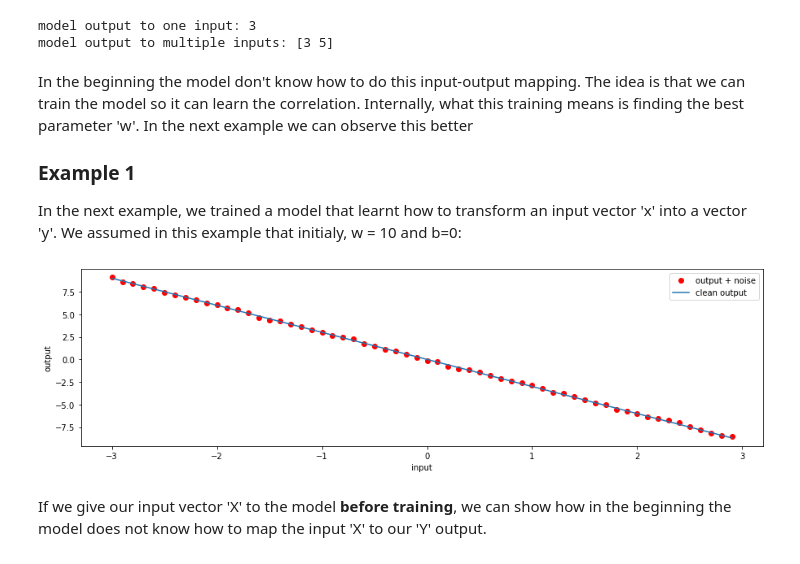
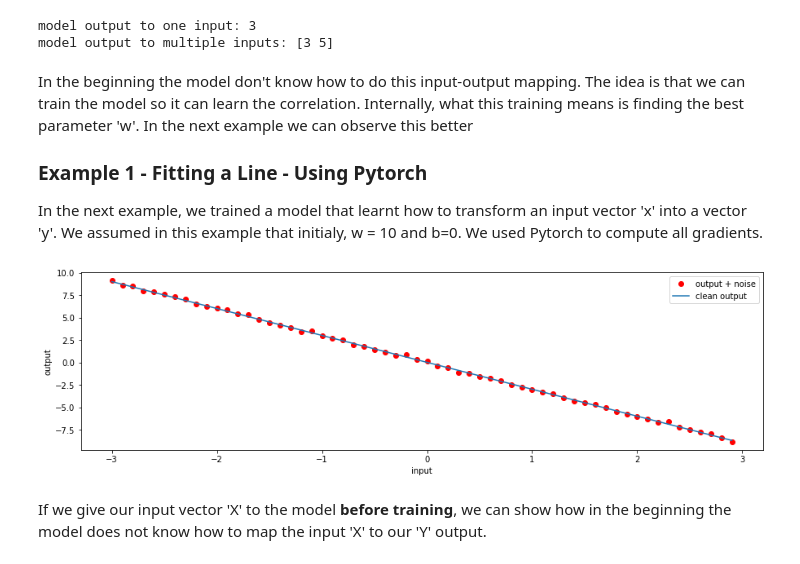
Before and after one commit to LatinAmericanProgramer/Neural-Networks-Machine-Learning-Examples, a Jupyter notebook: ML_python/Linear_Regression_v1.ipynb, the cells around one changed output. Drawn from its saved outputs; the diff is of its cells as text; code cells hidden in the pictures.

Commit message:
pytorch scratch finished

```diff
--- a/ML_python/Linear_Regression_v1.ipynb
+++ b/ML_python/Linear_Regression_v1.ipynb
@@ -90,32 +38,35 @@ model output to multiple inputs: [3 5]
 # %% [markdown]
 In the beginning the model don't know how to do this input-output mapping. The idea is that we can train the model so it can learn the correlation. Internally, what this training means is finding the best parameter 'w'. In the next example we can observe this better
 
-### Example 1
+### Example 1 - Fitting a Line - Using Pytorch
 
-In the next example, we trained a model that learnt how to transform an input vector 'x' into a vector 'y'. We assumed in this example that initialy, w = 10 and b=0:
+In the next example, we trained a model that learnt how to transform an input vector 'x' into a vector 'y'. We assumed in this example that initialy, w = 10 and b=0. We used Pytorch to compute all gradients.
 # %%
+# Initializing variables to derivate
+w = th.tensor(-10.0, requires_grad = True)
+b = th.tensor(0.0, requires_grad = True)
 # defining the linear equation
 def l_eq(x):
-    w, b = -10,0
     y = (w*x) + b
     return y
 
 # Generating the input
-X = (np.arange(-3,3,0.1)) # This should be row vector, but because of the next visualization is leave it like this
+X = th.arange(-3,3,0.1)#.view(-1,1) # This should be row vector, but because of the next visualization is leave it like this
 # Generating the output
 f = -3*X
 # Adding noise
 Y = f+0.1*np.random.randn(len(X))
-
 
 plt.figure(figsize=(15,4))
 plt.plot(X, Y, 'ro', label='output + noise');
 plt.plot(X, f, label='clean output');
 plt.xlabel('input')
 plt.ylabel('output')
 plt.legend();
+# Remember making X a row vector
+# X = X.view(-1,1)
 # %% [output]
-[figure, old version]
+[figure, new version]
 # %% [markdown]
 If we give our input vector 'X' to the model **before training**, we can show how in the beginning the model does not know how to map the input 'X' to our 'Y' output.
 # %%
```
Also changed, not shown: parts of 12 cells of this notebook.
